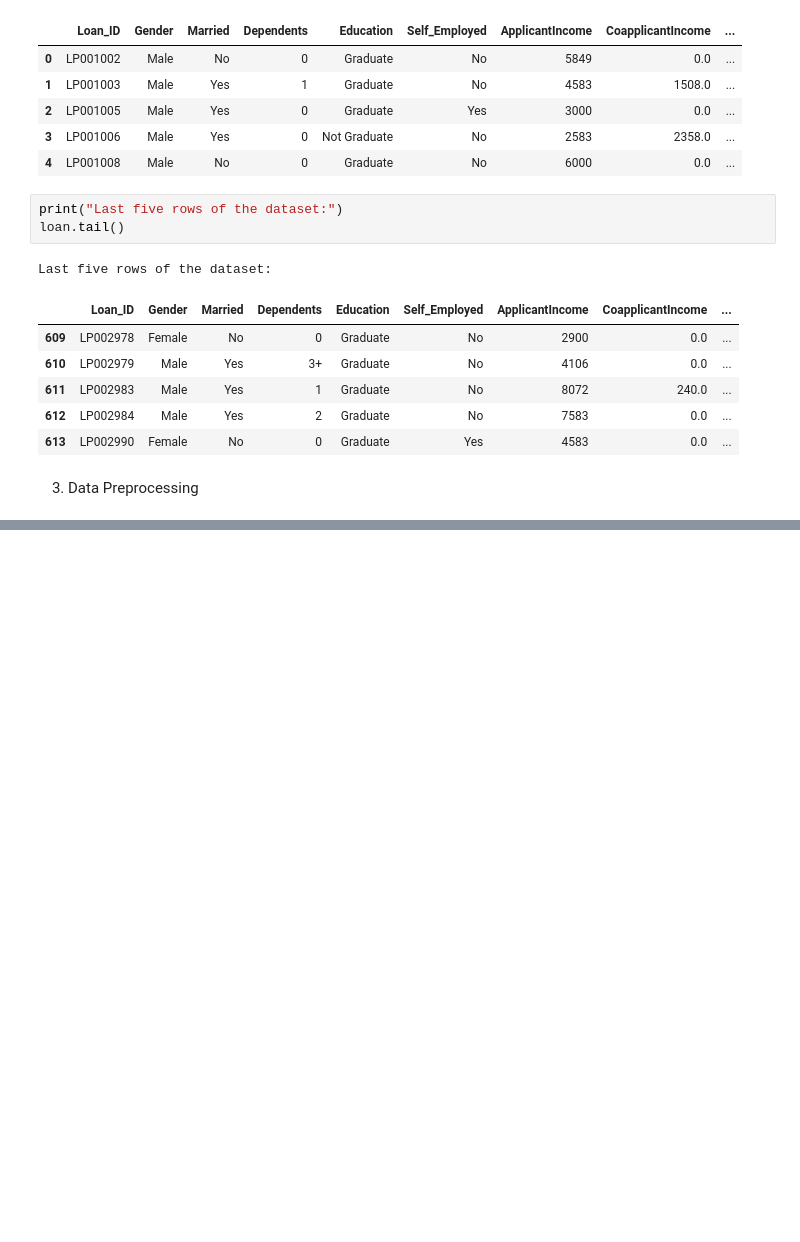
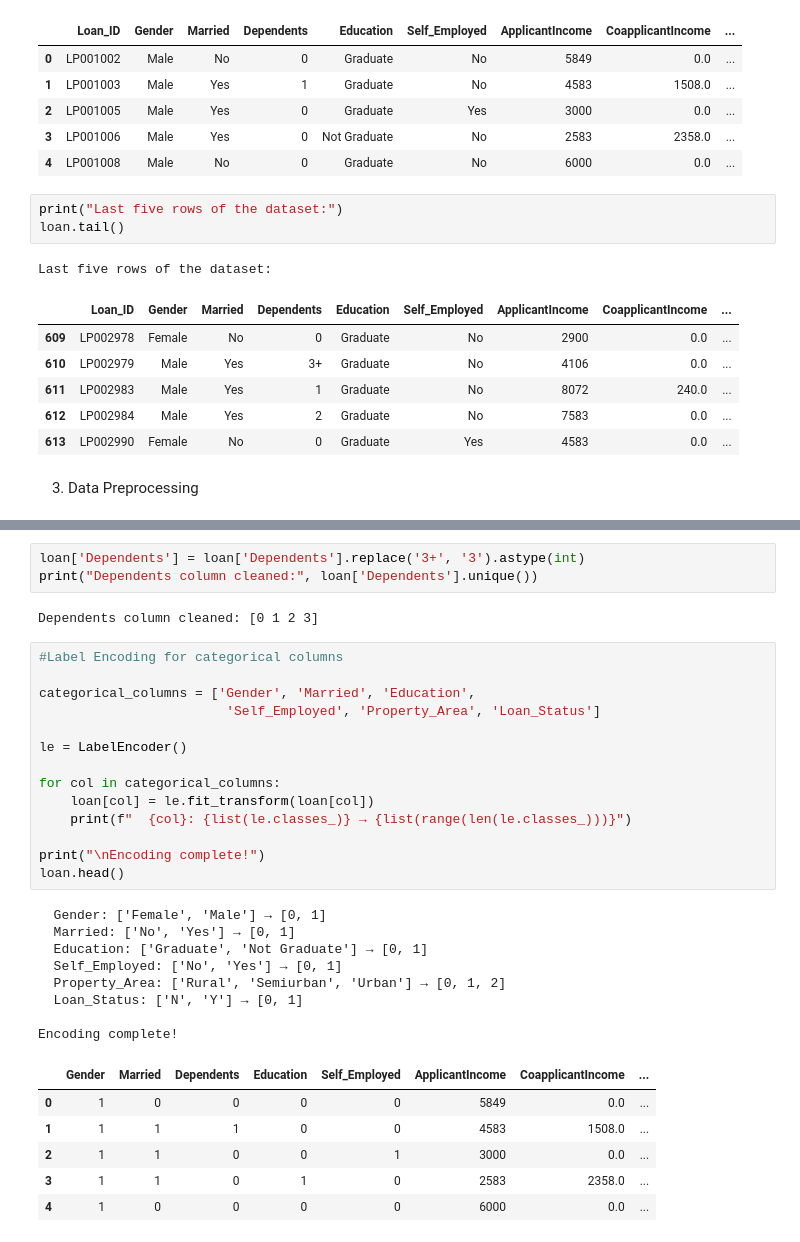
Before and after one commit to VjUdbhav/Loan-Status-Prediction, a Jupyter notebook: Loan_Status_Prediction.ipynb, the cells around one changed output, grey strips where cells are left out. Drawn from its saved outputs; the diff is of its cells as text; blank space fills up the shorter version.

```diff
--- a/Loan_Status_Prediction.ipynb
+++ b/Loan_Status_Prediction.ipynb
@@ -43,0 +144,34 @@ Last five rows of the dataset:
+# %%
+loan['Dependents'] = loan['Dependents'].replace('3+', '3').astype(int)
+print("Dependents column cleaned:", loan['Dependents'].unique())
+# %% [output]
+Dependents column cleaned: [0 1 2 3]
+# %%
+#Label Encoding for categorical columns
+
+categorical_columns = ['Gender', 'Married', 'Education',
+                        'Self_Employed', 'Property_Area', 'Loan_Status']
+
+le = LabelEncoder()
+
+for col in categorical_columns:
+    loan[col] = le.fit_transform(loan[col])
+    print(f"  {col}: {list(le.classes_)} → {list(range(len(le.classes_)))}")
+
+print("\nEncoding complete!")
+loan.head()
+# %% [output]
+  Gender: ['Female', 'Male'] → [0, 1]
+  Married: ['No', 'Yes'] → [0, 1]
+  Education: ['Graduate', 'Not Graduate'] → [0, 1]
+  Self_Employed: ['No', 'Yes'] → [0, 1]
+  Property_Area: ['Rural', 'Semiurban', 'Urban'] → [0, 1, 2]
+  Loan_Status: ['N', 'Y'] → [0, 1]
+
+Encoding complete!
+|  | Gender | Married | Dependents | Education | Self_Employed | ApplicantIncome | CoapplicantIncome | ... |
+| 0 | 1 | 0 | 0 | 0 | 0 | 5849 | 0.0 | ... |
+| 1 | 1 | 1 | 1 | 0 | 0 | 4583 | 1508.0 | ... |
+| 2 | 1 | 1 | 0 | 0 | 1 | 3000 | 0.0 | ... |
+| 3 | 1 | 1 | 0 | 1 | 0 | 2583 | 2358.0 | ... |
+| 4 | 1 | 0 | 0 | 0 | 0 | 6000 | 0.0 | ... |
```
Also changed, not shown: parts of 13 cells of this notebook, 2 other files.
